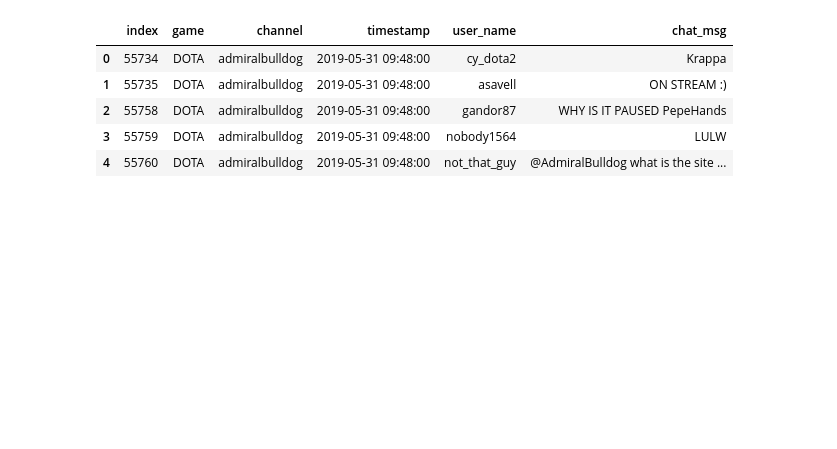
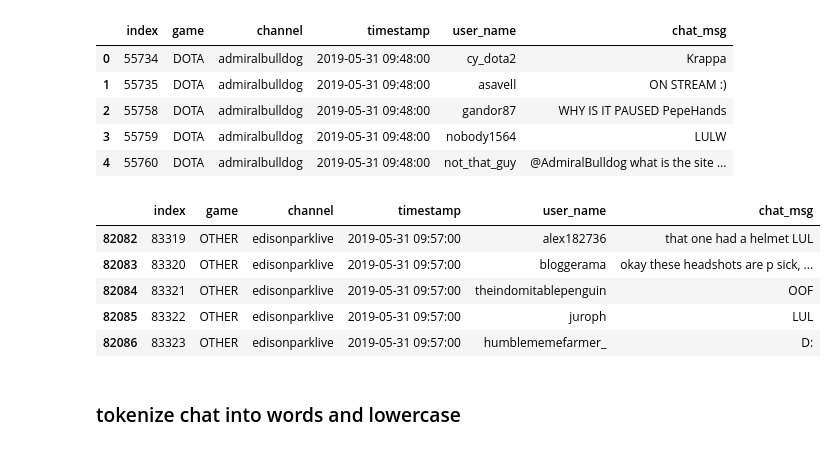
Before and after one commit to mik3up/Twitch-Chat-Analysis, a Jupyter notebook: src/Twitch_NLP.ipynb, the cells around one changed output. Drawn from its saved outputs; the diff is of its cells as text; code cells hidden in the pictures; blank space fills up the shorter version.

```diff
--- a/src/Twitch_NLP.ipynb
+++ b/src/Twitch_NLP.ipynb
@@ -32,3 +41,15 @@ admiralbulldog.head()
 | 2 | 55758 | DOTA | admiralbulldog | 2019-05-31 09:48:00 | gandor87 | WHY IS IT PAUSED PepeHands |
 | 3 | 55759 | DOTA | admiralbulldog | 2019-05-31 09:48:00 | nobody1564 | LULW |
 | 4 | 55760 | DOTA | admiralbulldog | 2019-05-31 09:48:00 | not_that_guy | @AdmiralBulldog what is the site ... |
+# %%
+df_channel = df[df['channel']=='edisonparklive']
+df_channel.head()
+# %% [output]
+|  | index | game | channel | timestamp | user_name | chat_msg |
+| 82082 | 83319 | OTHER | edisonparklive | 2019-05-31 09:57:00 | alex182736 | that one had a helmet LUL |
+| 82083 | 83320 | OTHER | edisonparklive | 2019-05-31 09:57:00 | bloggerama | okay these headshots are p sick, ... |
+| 82084 | 83321 | OTHER | edisonparklive | 2019-05-31 09:57:00 | theindomitablepenguin | OOF |
+| 82085 | 83322 | OTHER | edisonparklive | 2019-05-31 09:57:00 | juroph | LUL |
+| 82086 | 83323 | OTHER | edisonparklive | 2019-05-31 09:57:00 | humblememefarmer_ | D: |
+# %% [markdown]
+### tokenize chat into words and lowercase
```
Also changed, not shown: parts of 21 cells of this notebook, 10 other files.
